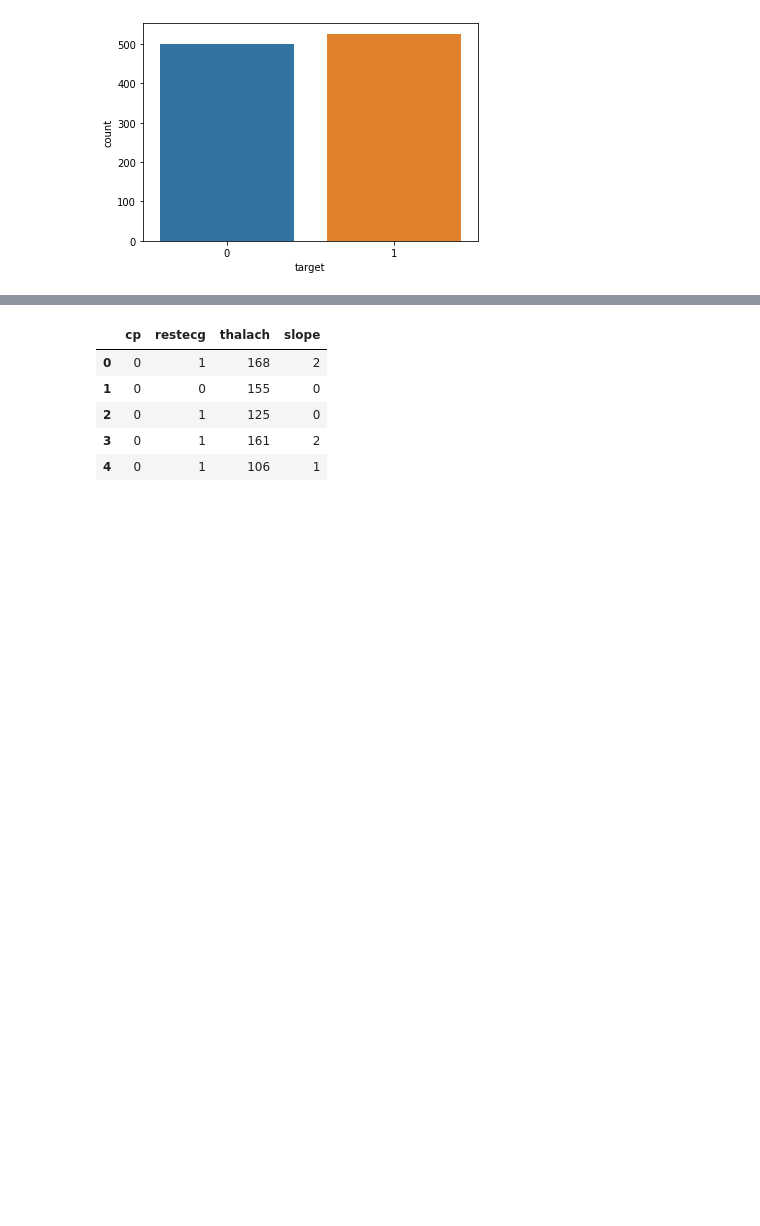
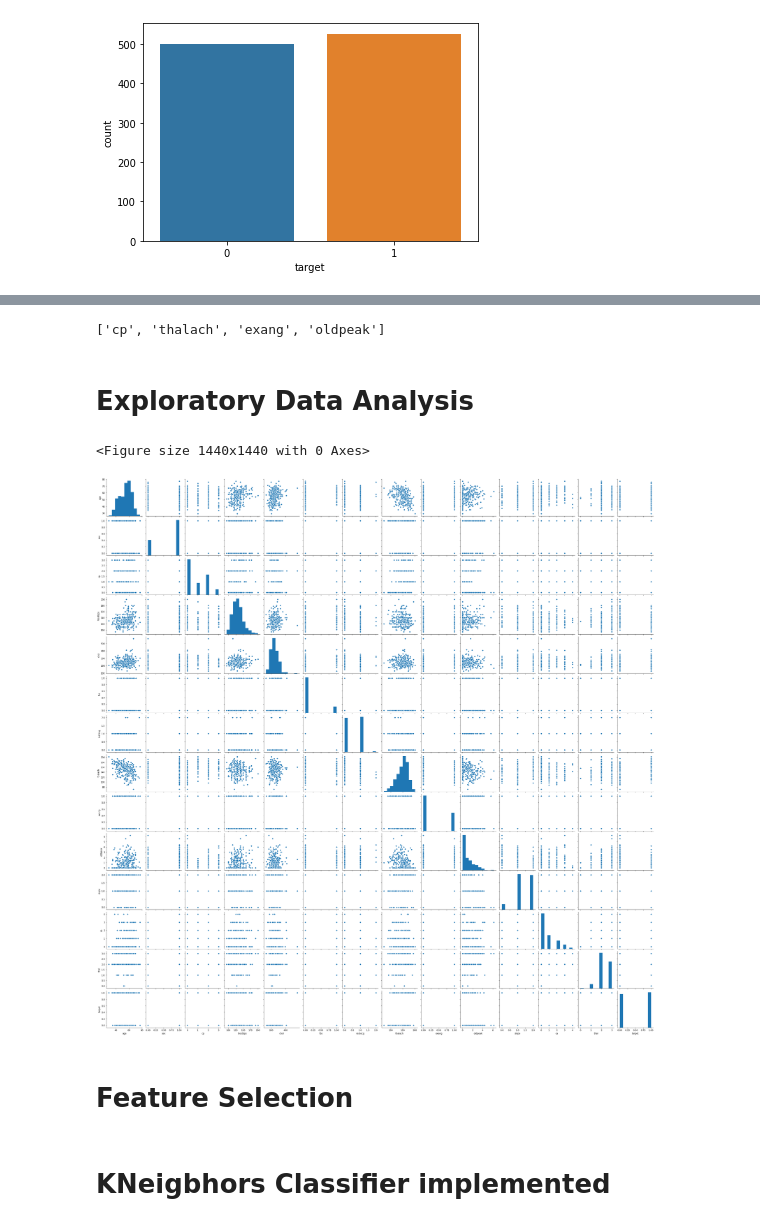
Before and after one commit to Pranav016/heart-disease-prediction-system, a Jupyter notebook: Heart disease prediction system.ipynb, the cells around one changed output, grey strips where cells are left out. Drawn from its saved outputs; the diff is of its cells as text; code cells hidden in the pictures; blank space fills up the shorter version.

```diff
--- a/Heart disease prediction system.ipynb
+++ b/Heart disease prediction system.ipynb
@@ -93,12 +90,22 @@ selected
 [figure]
-# %%
-target=df.target
-features= df[selected]
-features.head()
-# %% [output]
-|  | cp | restecg | thalach | slope |
-| 0 | 0 | 1 | 168 | 2 |
-| 1 | 0 | 0 | 155 | 0 |
-| 2 | 0 | 1 | 125 | 0 |
-| 3 | 0 | 1 | 161 | 2 |
-| 4 | 0 | 1 | 106 | 1 |
+# %%
+# looking at the features having a high correlation with our target variable
+corr_features=[]
+mat= corr_mat.iloc[:-1]["target"]
+for index,i in enumerate(mat):
+    if i >= 0.4 or i <= -0.4:
+        corr_features.append(mat.index[index])
+corr_features
+# %% [output]
+['cp', 'thalach', 'exang', 'oldpeak']
+# %% [markdown]
+# Exploratory Data Analysis
+# %%
+plt.figure(figsize=(30,30))
+sns.pairplot(df)
+plt.show()
+# %% [output]
+<Figure size 1440x1440 with 0 Axes>
+[figure, added]
+# %% [markdown]
+# Feature Selection
@@ -105,2 +115,4 @@ features.head()
+# %% [markdown]
+# KNeigbhors Classifier implemented
 # %%
 from sklearn.model_selection import train_test_split
```
Also changed, not shown: parts of 26 cells of this notebook.
